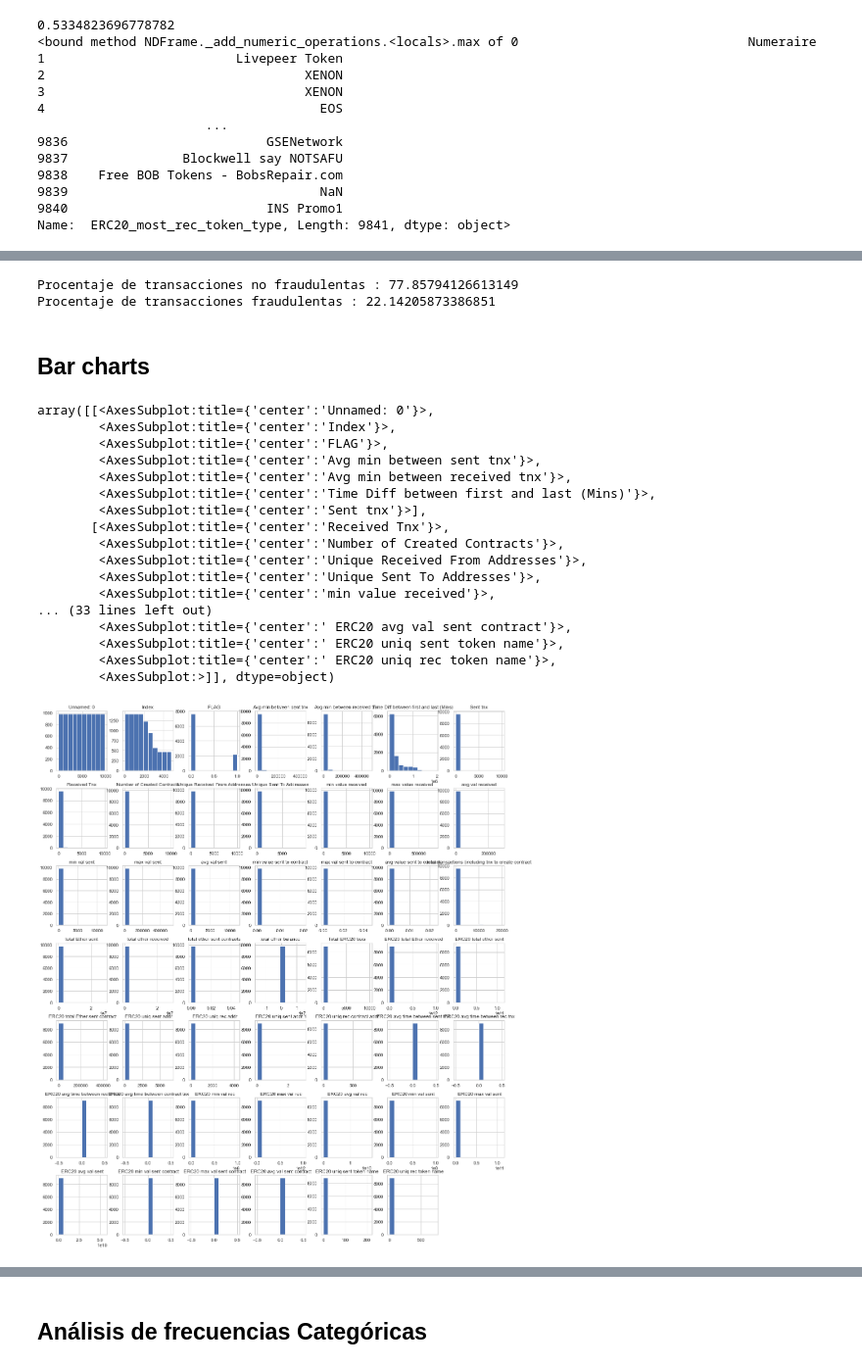
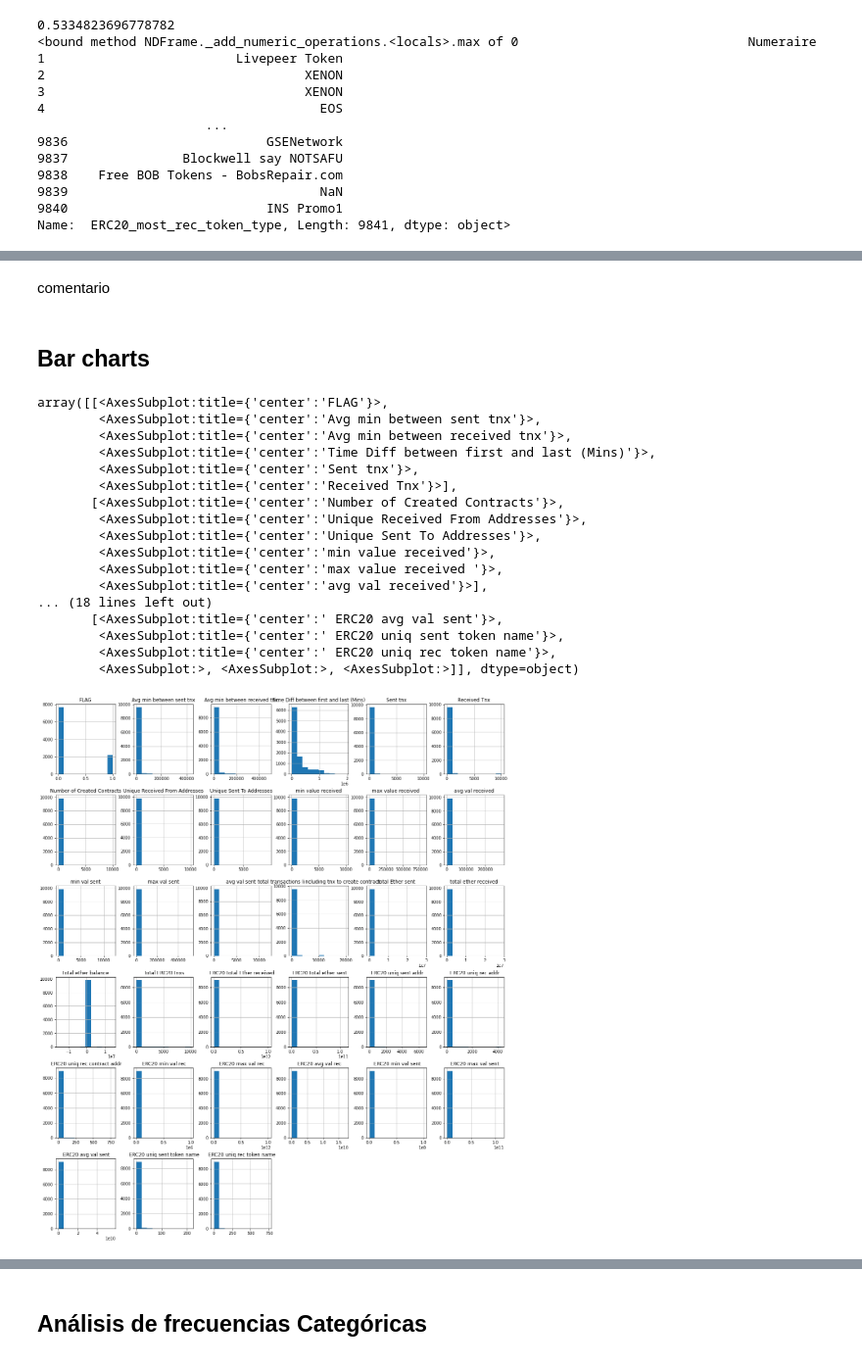
Before and after one commit to federicosanchez18/Proyecto-Fraude-Coder, a Jupyter notebook: Notebook Proyecto Fraude Coder.ipynb, the cells around one changed output, grey strips where cells are left out. Shown at 98% size. Saved outputs shown, nothing was run; the diff lists cells and outputs as text; code cells hidden in the pictures.

```diff
--- a/Notebook Proyecto Fraude Coder.ipynb
+++ b/Notebook Proyecto Fraude Coder.ipynb
@@ -221,30 +217,26 @@ with sns.axes_style('white'):
-# %%
-print(f'Procentaje de transacciones no fraudulentas : {len(df.loc[df["FLAG"]==0])/len(df["FLAG"])*100}')
-print(f'Procentaje de transacciones fraudulentas : {len(df.loc[df["FLAG"]==1])/len(df["FLAG"])*100}')
-# %% [output]
-Procentaje de transacciones no fraudulentas : 77.85794126613149
-Procentaje de transacciones fraudulentas : 22.14205873386851
+# %% [markdown]
+comentario
 # %% [markdown]
 ## Bar charts
 # %%
 #Genero un grafico para columna , en la cual puedo observar la cantidad de sus distintos valores.
-df.hist(figsize=(20,24))
+df.hist(figsize=(20,24), bins=10)
 # %% [output]
-array([[<AxesSubplot:title={'center':'Unnamed: 0'}>,
-        <AxesSubplot:title={'center':'Index'}>,
-        <AxesSubplot:title={'center':'FLAG'}>,
+array([[<AxesSubplot:title={'center':'FLAG'}>,
         <AxesSubplot:title={'center':'Avg min between sent tnx'}>,
         <AxesSubplot:title={'center':'Avg min between received tnx'}>,
         <AxesSubplot:title={'center':'Time Diff between first and last (Mins)'}>,
-        <AxesSubplot:title={'center':'Sent tnx'}>],
-       [<AxesSubplot:title={'center':'Received Tnx'}>,
-        <AxesSubplot:title={'center':'Number of Created Contracts'}>,
+        <AxesSubplot:title={'center':'Sent tnx'}>,
+        <AxesSubplot:title={'center':'Received Tnx'}>],
+       [<AxesSubplot:title={'center':'Number of Created Contracts'}>,
         <AxesSubplot:title={'center':'Unique Received From Addresses'}>,
         <AxesSubplot:title={'center':'Unique Sent To Addresses'}>,
         <AxesSubplot:title={'center':'min value received'}>,
-... (33 lines left out)
-        <AxesSubplot:title={'center':' ERC20 avg val sent contract'}>,
+        <AxesSubplot:title={'center':'max value received '}>,
+        <AxesSubplot:title={'center':'avg val received'}>],
+... (18 lines left out)
+       [<AxesSubplot:title={'center':' ERC20 avg val sent'}>,
         <AxesSubplot:title={'center':' ERC20 uniq sent token name'}>,
         <AxesSubplot:title={'center':' ERC20 uniq rec token name'}>,
-        <AxesSubplot:>]], dtype=object)
+        <AxesSubplot:>, <AxesSubplot:>, <AxesSubplot:>]], dtype=object)
-[figure, old version]
+[figure, new version]
```
Also changed, not shown: parts of 28 cells of this notebook, 1 other file.
